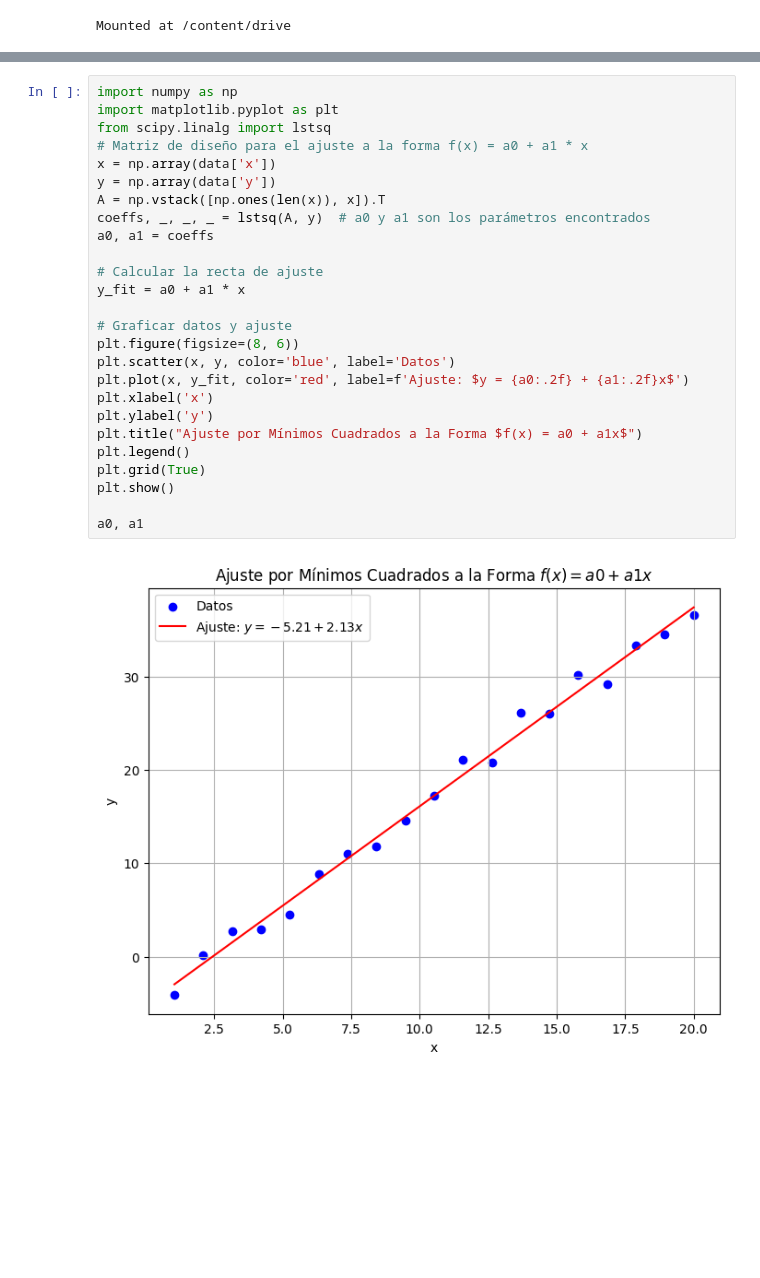
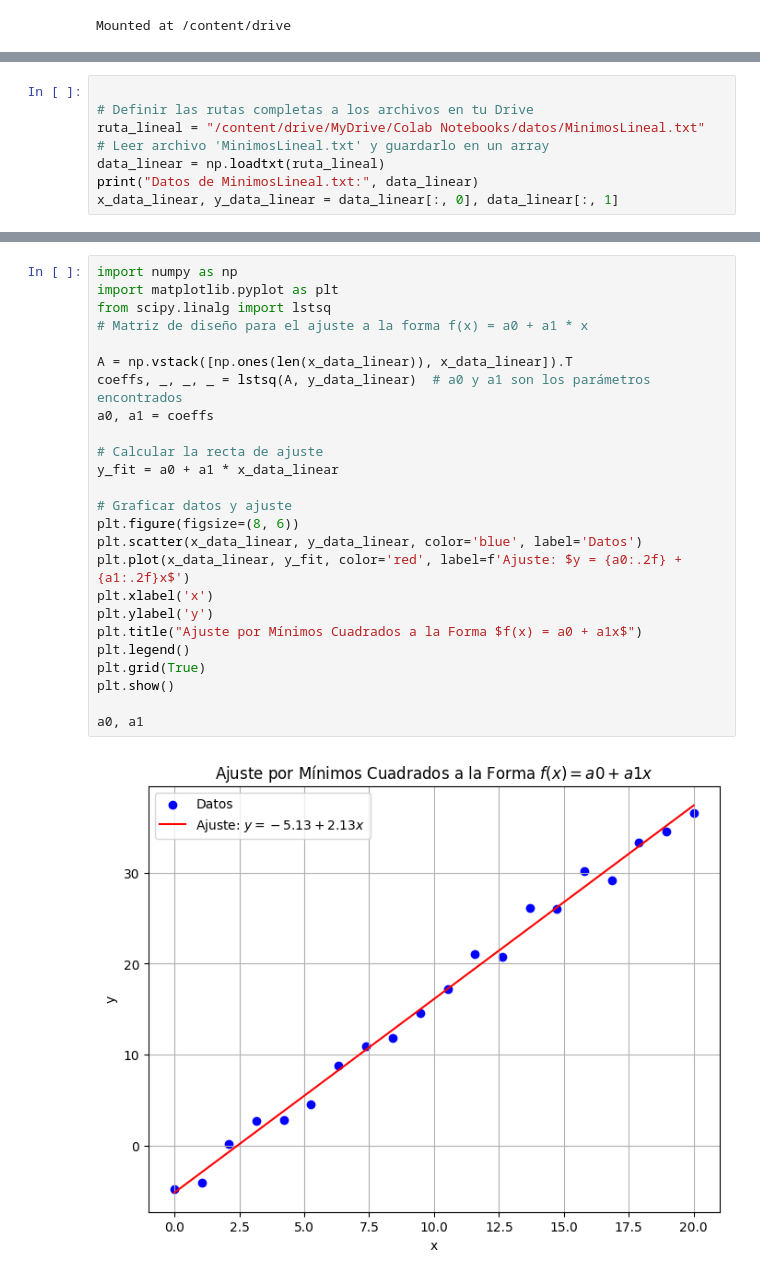
Before and after one commit to Jacofeldman/Metodos1_JacoboFeldman, a Jupyter notebook: Tarea5/Minimo2.ipynb, the cells around one changed output, grey strips where cells are left out. Saved outputs shown, nothing was run; the diff lists cells and outputs as text; blank space fills up the shorter version.

Commit message:
Se creó con Colab

```diff
--- a/Tarea5/Minimo2.ipynb
+++ b/Tarea5/Minimo2.ipynb
@@ -61,0 +19,8 @@ data
+# %%
+
+# Definir las rutas completas a los archivos en tu Drive
+ruta_lineal = "/content/drive/MyDrive/Colab Notebooks/datos/MinimosLineal.txt"
+# Leer archivo 'MinimosLineal.txt' y guardarlo en un array
+data_linear = np.loadtxt(ruta_lineal)
+print("Datos de MinimosLineal.txt:", data_linear)
+x_data_linear, y_data_linear = data_linear[:, 0], data_linear[:, 1]
@@ -62,28 +48,27 @@ data
 # %%
 import numpy as np
 import matplotlib.pyplot as plt
 from scipy.linalg import lstsq
 # Matriz de diseño para el ajuste a la forma f(x) = a0 + a1 * x
-x = np.array(data['x'])
-y = np.array(data['y'])
-A = np.vstack([np.ones(len(x)), x]).T
-coeffs, _, _, _ = lstsq(A, y)  # a0 y a1 son los parámetros encontrados
+
+A = np.vstack([np.ones(len(x_data_linear)), x_data_linear]).T
+coeffs, _, _, _ = lstsq(A, y_data_linear)  # a0 y a1 son los parámetros encontrados
 a0, a1 = coeffs
 
 # Calcular la recta de ajuste
-y_fit = a0 + a1 * x
+y_fit = a0 + a1 * x_data_linear
 
 # Graficar datos y ajuste
 plt.figure(figsize=(8, 6))
-plt.scatter(x, y, color='blue', label='Datos')
-plt.plot(x, y_fit, color='red', label=f'Ajuste: $y = {a0:.2f} + {a1:.2f}x$')
+plt.scatter(x_data_linear, y_data_linear, color='blue', label='Datos')
+plt.plot(x_data_linear, y_fit, color='red', label=f'Ajuste: $y = {a0:.2f} + {a1:.2f}x$')
 plt.xlabel('x')
 plt.ylabel('y')
 plt.title("Ajuste por Mínimos Cuadrados a la Forma $f(x) = a0 + a1x$")
 plt.legend()
 plt.grid(True)
 plt.show()
 
 a0, a1
 # %% [output]
-[figure, old version]
+[figure, new version]
```
Also changed, not shown: parts of 6 cells of this notebook.
